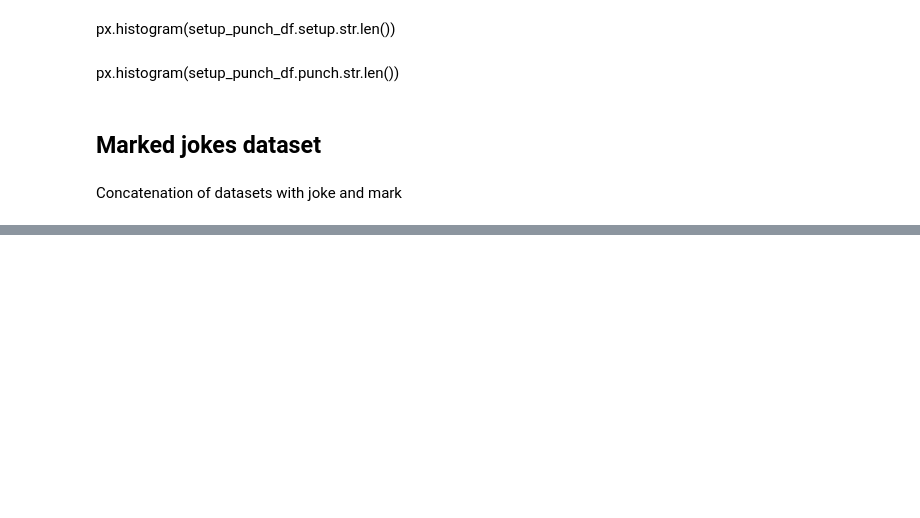
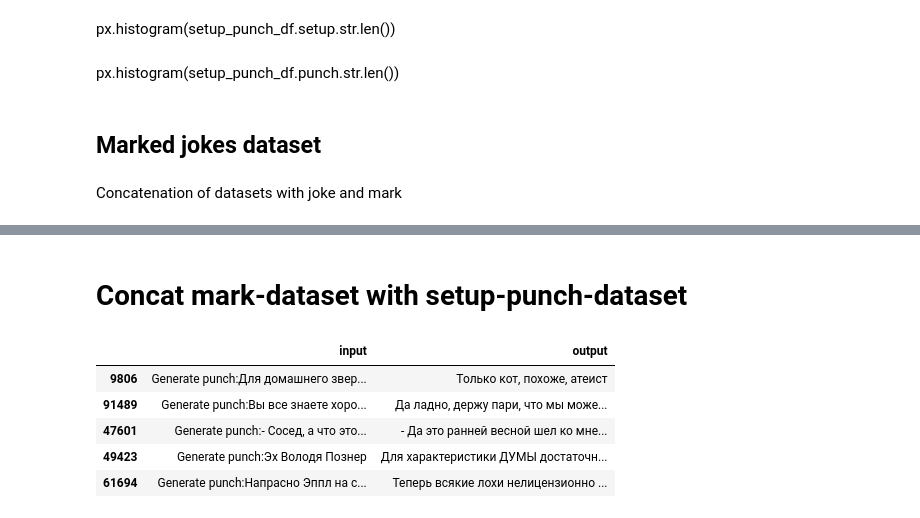
Before and after one commit to nikitosl/jokes-generator, a Jupyter notebook: notebooks/dataset_prepare.ipynb, the cells around one changed output, grey strips where cells are left out. Cells and saved outputs as stored; diff of their text form; code cells hidden in the pictures; blank space fills up the shorter version.

Commit message:
Concat setup-punch and mark datasets

```diff
--- a/notebooks/dataset_prepare.ipynb
+++ b/notebooks/dataset_prepare.ipynb
@@ -651,0 +630,21 @@ marked_joke_df.iloc[split == 2].to_csv('data/agg-marked-joke-dataset/agg-marked-
+# %% [markdown]
+# Concat mark-dataset with setup-punch-dataset
+# %%
+import pandas as pd
+
+marked_joke_df = pd.read_csv('../data/agg-marked-joke-dataset/agg-marked-joke-dataset.csv')
+setup_punch_df = pd.read_csv('../data/agg-setup-punch-dataset/agg-setup-punch-dataset.csv')
+
+marked_joke_df = marked_joke_df.rename(columns={'joke': 'input', 'mark': 'output'})
+setup_punch_df = setup_punch_df.rename(columns={'setup': 'input', 'punch': 'output'})
+marked_joke_df.input = 'Mark joke:' + marked_joke_df.input
+setup_punch_df.input = 'Generate punch:' + setup_punch_df.input
+# %%
+setup_punch_df.sample(5)
+# %% [output]
+|  | input | output |
+| 9806 | Generate punch:Для домашнего звер... | Только кот, похоже, атеист |
+| 91489 | Generate punch:Вы все знаете хоро... | Да ладно, держу пари, что мы може... |
+| 47601 | Generate punch:- Сосед, а что это... | - Да это ранней весной шел ко мне... |
+| 49423 | Generate punch:Эх Володя Познер | Для характеристики ДУМЫ достаточн... |
+| 61694 | Generate punch:Напрасно Эппл на с... | Теперь всякие лохи нелицензионно ... |
```
Also changed, not shown: parts of 37 cells of this notebook.
